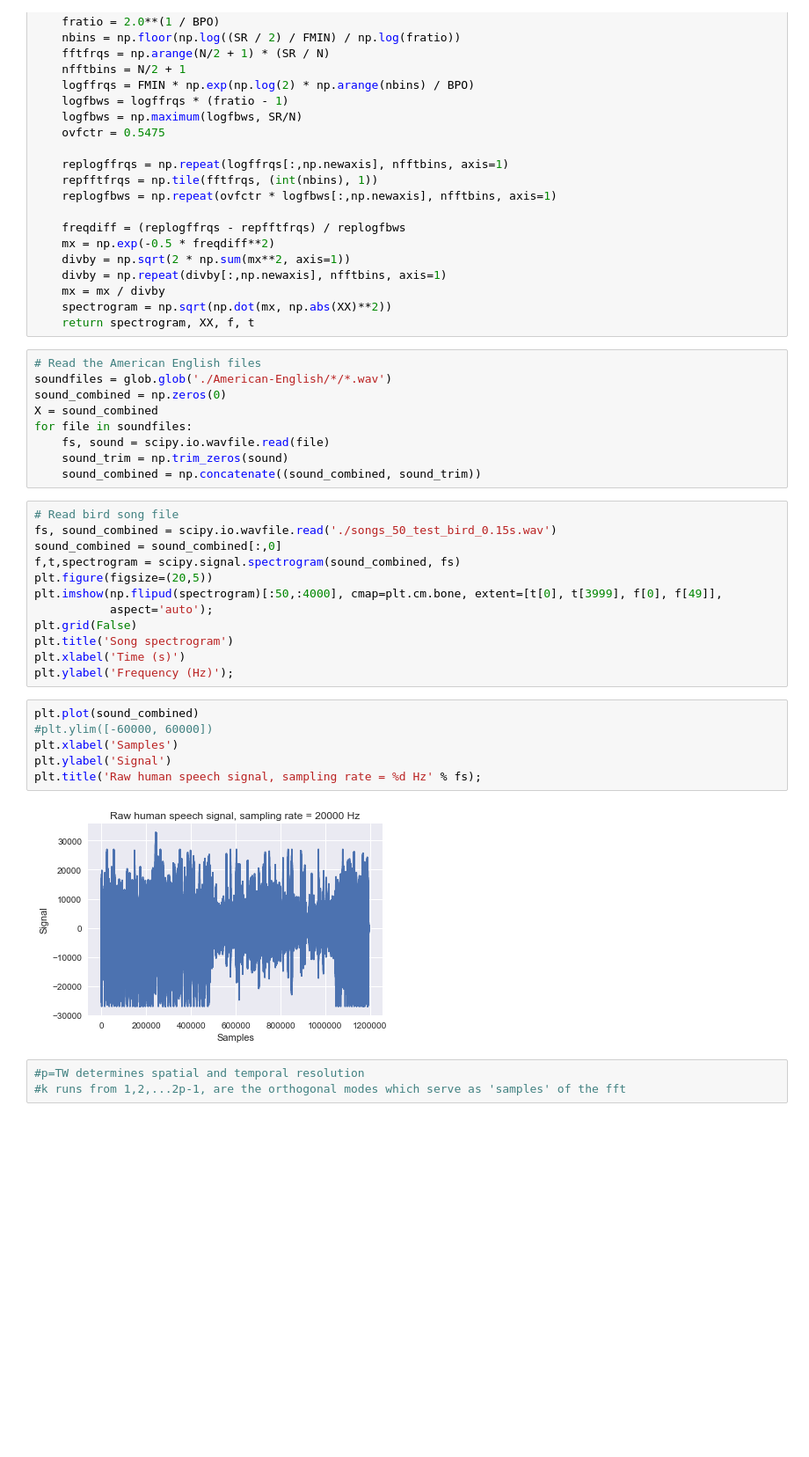
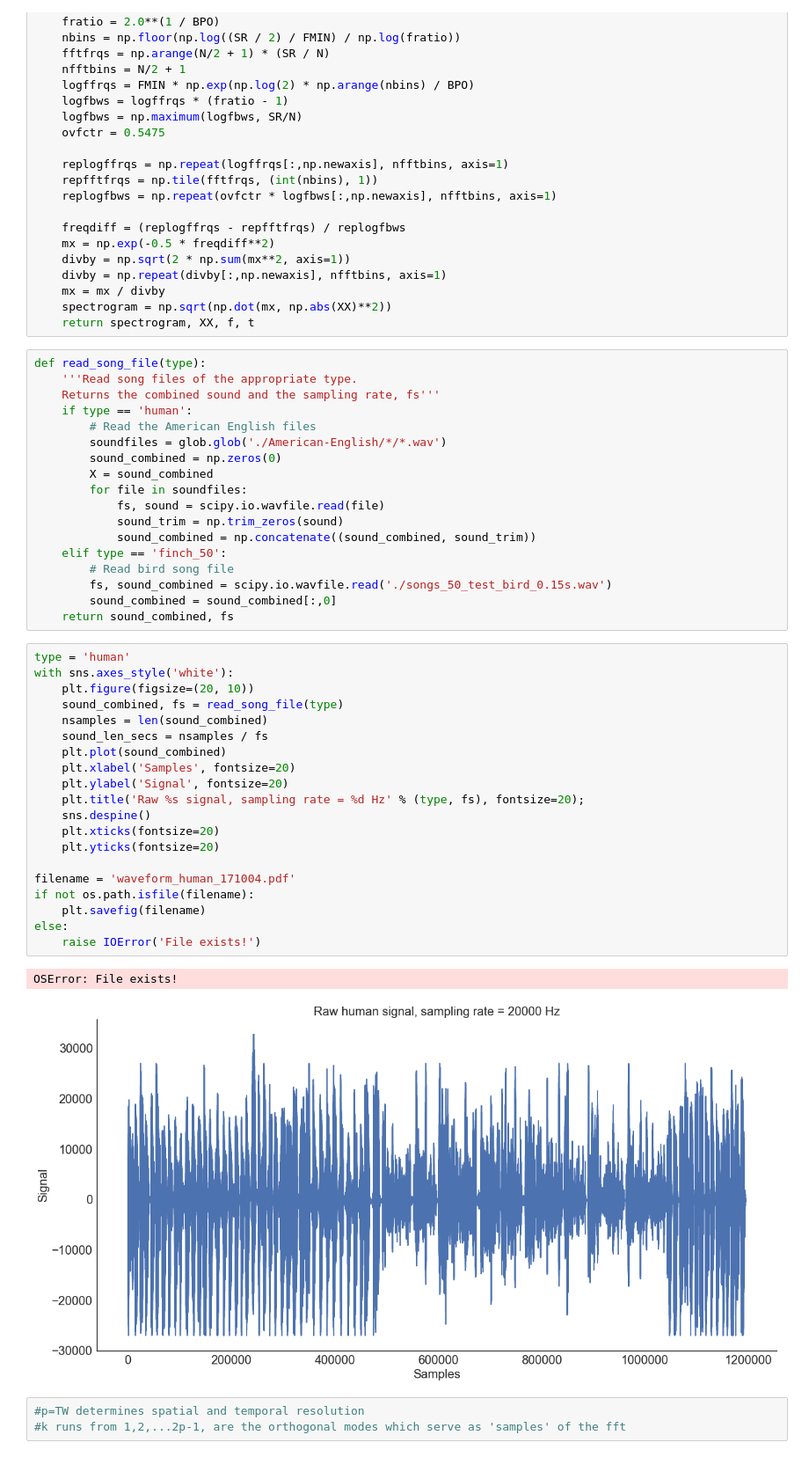
Before and after one commit to nhat-le/Sparse-Coding-Spectrogram, a Jupyter notebook: sparse_code_spectrogram.ipynb, the cells around one changed output. Shown at 88% size. Drawn from its saved outputs; the diff is of its cells as text; blank space fills up the shorter version.

```diff
--- a/sparse_code_spectrogram.ipynb
+++ b/sparse_code_spectrogram.ipynb
@@ -265,34 +215,46 @@ def logfsgram(X, N=1024, SR=8000, WIN=1024, NOV=512, FMIN=80, BPO=12):
     spectrogram = np.sqrt(np.dot(mx, np.abs(XX)**2))
     return spectrogram, XX, f, t
 # %%
-# Read the American English files
-soundfiles = glob.glob('./American-English/*/*.wav')
-sound_combined = np.zeros(0)
-X = sound_combined
-for file in soundfiles:
-    fs, sound = scipy.io.wavfile.read(file)
-    sound_trim = np.trim_zeros(sound)
-    sound_combined = np.concatenate((sound_combined, sound_trim))
+def read_song_file(type):
+    '''Read song files of the appropriate type.
+    Returns the combined sound and the sampling rate, fs'''
+    if type == 'human':
+        # Read the American English files
+        soundfiles = glob.glob('./American-English/*/*.wav')
+        sound_combined = np.zeros(0)
+        X = sound_combined
+        for file in soundfiles:
+            fs, sound = scipy.io.wavfile.read(file)
+            sound_trim = np.trim_zeros(sound)
+            sound_combined = np.concatenate((sound_combined, sound_trim))
+    elif type == 'finch_50':
+        # Read bird song file
+        fs, sound_combined = scipy.io.wavfile.read('./songs_50_test_bird_0.15s.wav')
+        sound_combined = sound_combined[:,0]
+    return sound_combined, fs
-# %%
-# Read bird song file
-fs, sound_combined = scipy.io.wavfile.read('./songs_50_test_bird_0.15s.wav')
-sound_combined = sound_combined[:,0]
-f,t,spectrogram = scipy.signal.spectrogram(sound_combined, fs)
-plt.figure(figsize=(20,5))
-plt.imshow(np.flipud(spectrogram)[:50,:4000], cmap=plt.cm.bone, extent=[t[0], t[3999], f[0], f[49]],
-           aspect='auto');
-plt.grid(False)
-plt.title('Song spectrogram')
-plt.xlabel('Time (s)')
-plt.ylabel('Frequency (Hz)');
-# %%
-plt.plot(sound_combined)
-#plt.ylim([-60000, 60000])
-plt.xlabel('Samples')
-plt.ylabel('Signal')
-plt.title('Raw human speech signal, sampling rate = %d Hz' % fs);
-# %% [output]
-[figure, removed]
+# %%
+type = 'human'
+with sns.axes_style('white'):
+    plt.figure(figsize=(20, 10))
+    sound_combined, fs = read_song_file(type)
+    nsamples = len(sound_combined)
+    sound_len_secs = nsamples / fs
+    plt.plot(sound_combined)
+    plt.xlabel('Samples', fontsize=20)
+    plt.ylabel('Signal', fontsize=20)
+    plt.title('Raw %s signal, sampling rate = %d Hz' % (type, fs), fontsize=20);
+    sns.despine()
+    plt.xticks(fontsize=20)
+    plt.yticks(fontsize=20)
+
+filename = 'waveform_human_171004.pdf'
+if not os.path.isfile(filename):
+    plt.savefig(filename)
+else:
+    raise IOError('File exists!')
+# %% [output]
+OSError: File exists!
+[figure, added]
 # %%
 #p=TW determines spatial and temporal resolution
 #k runs from 1,2,...2p-1, are the orthogonal modes which serve as 'samples' of the fft
```
Also changed, not shown: parts of 36 cells of this notebook, 1 other file.
